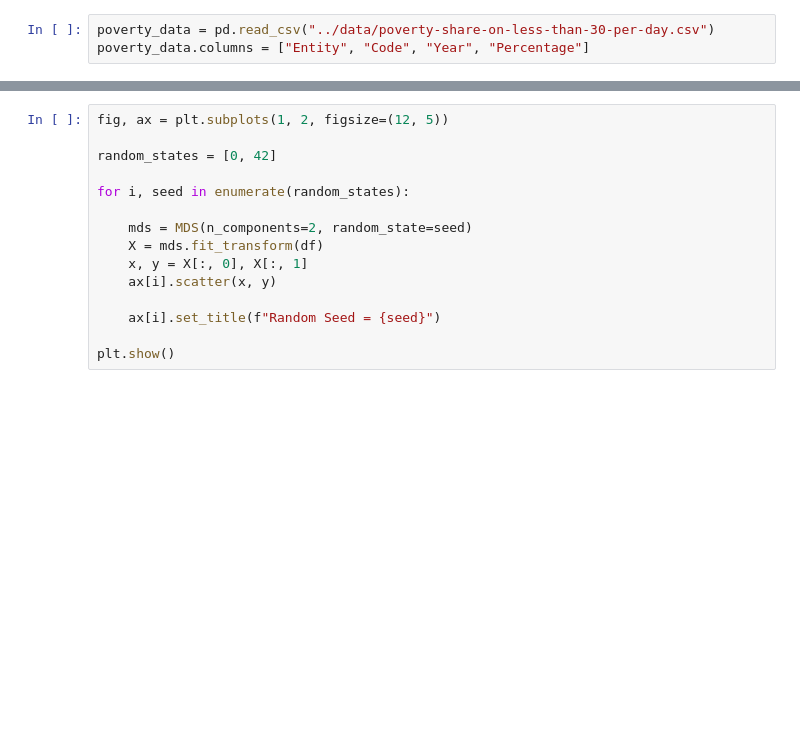
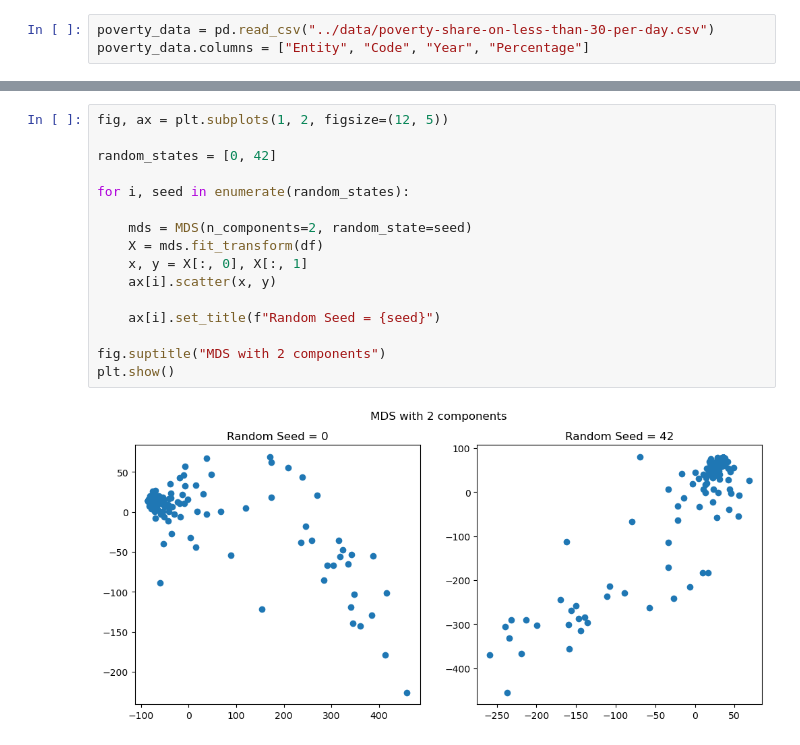
Before and after one commit to AleksiKaa/infoviz, a Jupyter notebook: src/assignment4.ipynb, the cells around one changed output, grey strips where cells are left out. Cells and saved outputs as stored; diff of their text form; blank space fills up the shorter version.

```diff
--- a/src/assignment4.ipynb
+++ b/src/assignment4.ipynb
@@ -59,18 +84,21 @@ for i, dataframe in enumerate(dfs):
 # %%
 fig, ax = plt.subplots(1, 2, figsize=(12, 5))
 
 random_states = [0, 42]
 
 for i, seed in enumerate(random_states):
 
     mds = MDS(n_components=2, random_state=seed)
     X = mds.fit_transform(df)
     x, y = X[:, 0], X[:, 1]
     ax[i].scatter(x, y)
 
     ax[i].set_title(f"Random Seed = {seed}")
 
+fig.suptitle("MDS with 2 components")
 plt.show()
+# %% [output]
+[figure, added]
 # %%
 fig, ax = plt.subplots(2, 3, figsize=(14, 10))
 perplex = [5, 30, 50]
```
Also changed, not shown: parts of 4 cells of this notebook.
